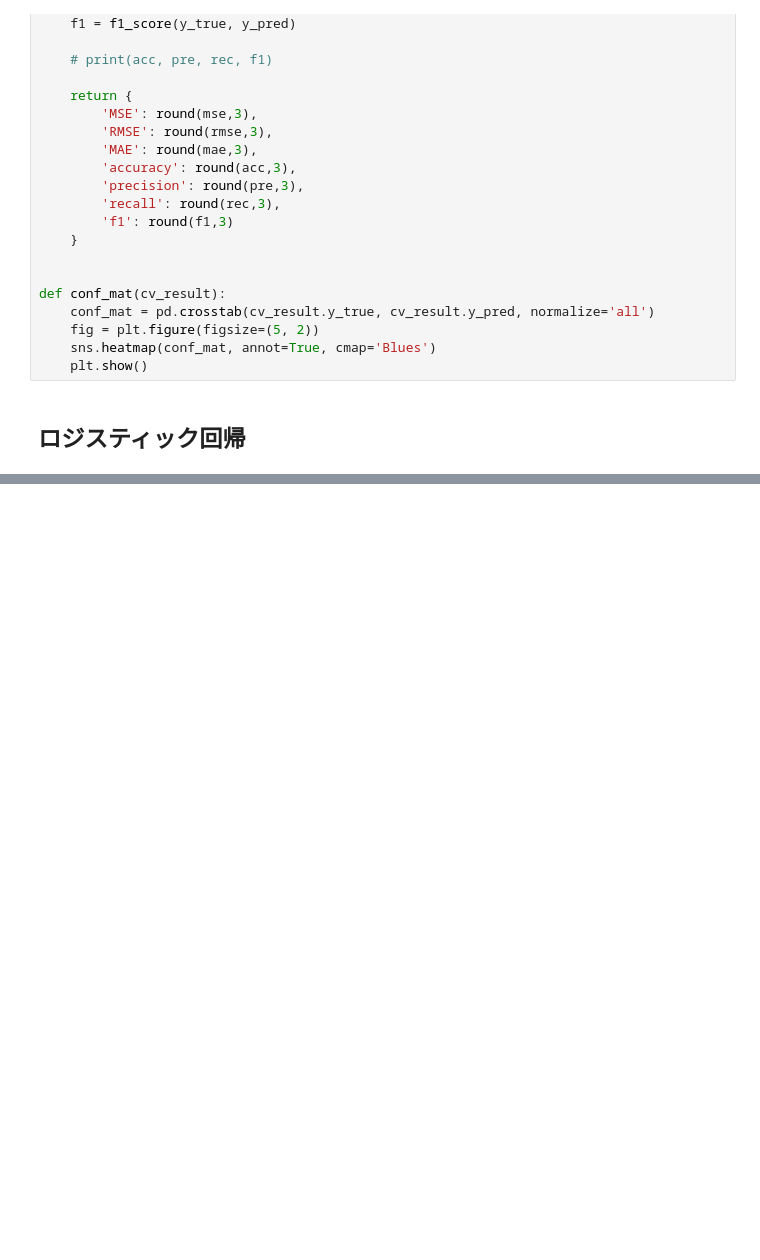
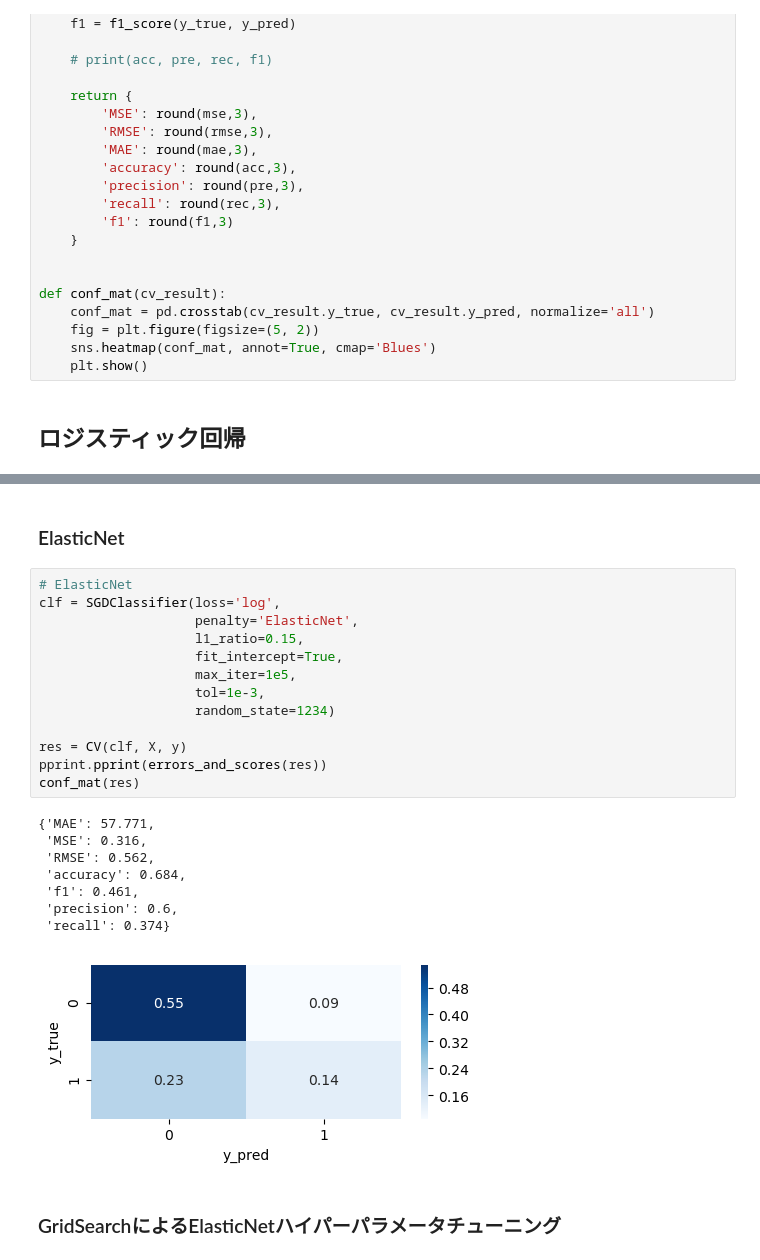
Before and after one commit to masam101376/kickstarter-projects, a Jupyter notebook: practice_marged.ipynb, the cells around one changed output, grey strips where cells are left out. Saved outputs shown, nothing was run; the diff lists cells and outputs as text; blank space fills up the shorter version.

```diff
--- a/practice_marged.ipynb
+++ b/practice_marged.ipynb
@@ -547,0 +601,26 @@ conf_mat(res)
+# %% [markdown]
+### ElasticNet
+# %%
+# ElasticNet
+clf = SGDClassifier(loss='log',
+                    penalty='ElasticNet',
+                    l1_ratio=0.15,
+                    fit_intercept=True,
+                    max_iter=1e5,
+                    tol=1e-3,
+                    random_state=1234)
+
+res = CV(clf, X, y)
+pprint.pprint(errors_and_scores(res))
+conf_mat(res)
+# %% [output]
+{'MAE': 57.771,
+ 'MSE': 0.316,
+ 'RMSE': 0.562,
+ 'accuracy': 0.684,
+ 'f1': 0.461,
+ 'precision': 0.6,
+ 'recall': 0.374}
+[figure, added]
+# %% [markdown]
+### GridSearchによるElasticNetハイパーパラメータチューニング
```
Also changed, not shown: parts of 16 cells of this notebook.
